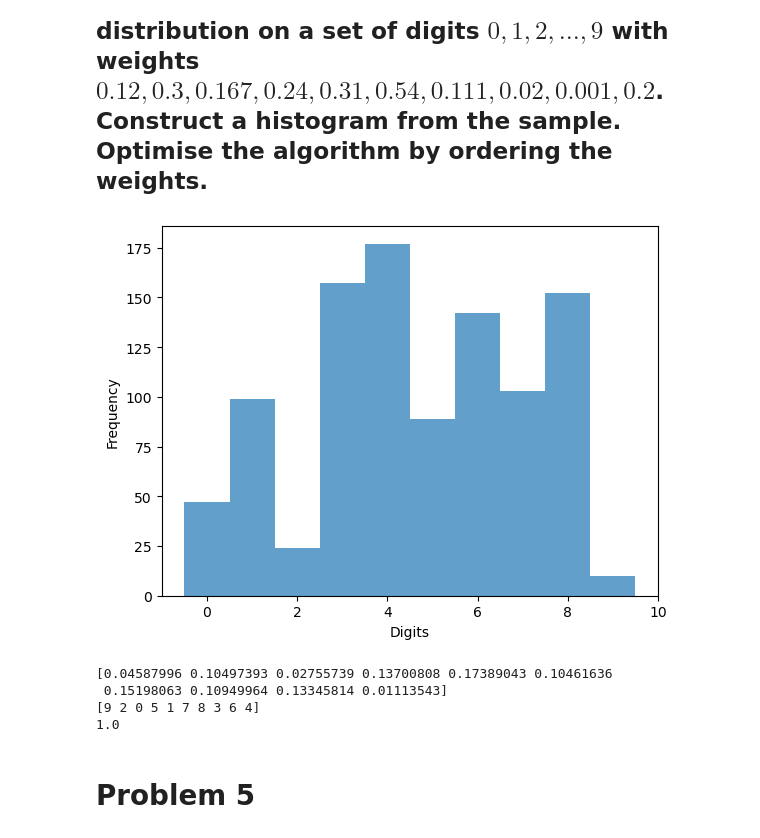
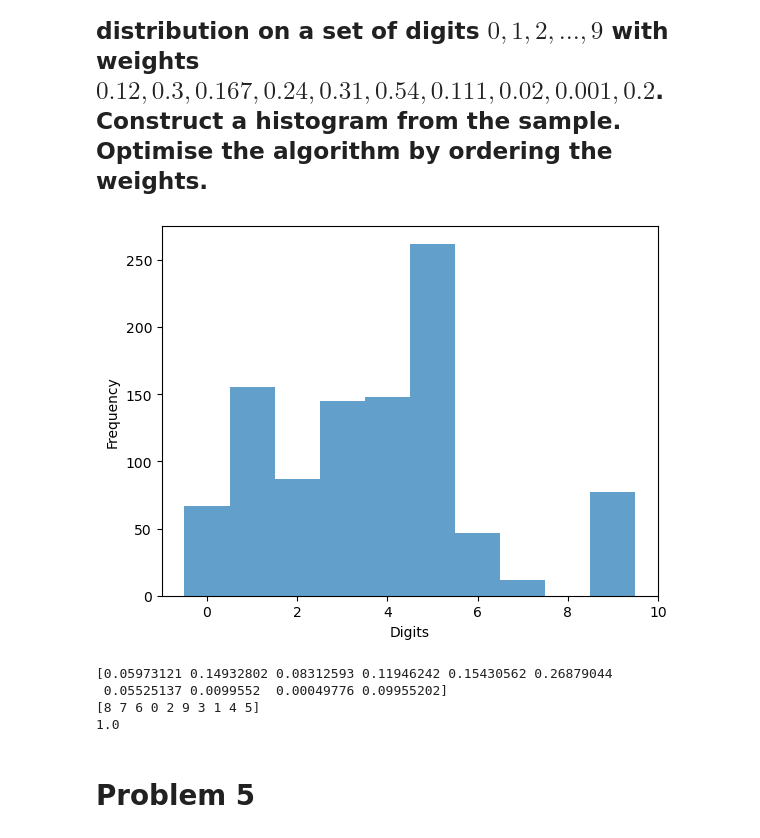
Before and after one commit to virhant/StatPrac, a Jupyter notebook: 3task/ALL_HOMEWORK.ipynb, the cells around one changed output. Cells and saved outputs as stored; diff of their text form; code cells hidden in the pictures.

```diff
--- a/3task/ALL_HOMEWORK.ipynb
+++ b/3task/ALL_HOMEWORK.ipynb
@@ -88,37 +88,39 @@ Power_divergenceResult(statistic=456.79999999999995, pvalue=0.02395205738027778)
 # %%
 import numpy as np
 import matplotlib.pyplot as plt
 
 def rng(m = 2 ** 32, a = 1103515245, c = 12345):
     rng.current = (a * rng.current + c) % m
     return rng.current / m
 
 rng.current = 1
 
 #weights = np.random.dirichlet(np.ones(10)) # В примере указаные неправильные веса, так как их сумма не равна единице
-future_weights = list(rng() for _ in range(10))
+#future_weights = list(rng() for _ in range(10))
+#weights = np.array(future_weights) / sum(future_weights)
+future_weights = (0.12, 0.3, 0.167, 0.24, 0.31, 0.54, 0.111, 0.02, 0.001, 0.2)
 weights = np.array(future_weights) / sum(future_weights)
 digits = np.arange(10)
 
 sort_index = np.argsort(weights)
 
 #np.random.seed(1) # Чтобы график не менялся при каждом запуске
 sample = np.random.choice(digits[sort_index], size = 1000, p = weights[sort_index])
 
 plt.hist(sample, bins = np.arange(-0.5, 10.5, 1), alpha = 0.7)
 
 plt.ylabel("Frequency")
 plt.xlabel("Digits")
 plt.show()
 
 print(weights)
 print(digits[sort_index])
 print(sum(weights))
 # %% [output]
-[figure, old version]
+[figure, new version]
-[0.04587996 0.10497393 0.02755739 0.13700808 0.17389043 0.10461636
- 0.15198063 0.10949964 0.13345814 0.01113543]
-[9 2 0 5 1 7 8 3 6 4]
+[0.05973121 0.14932802 0.08312593 0.11946242 0.15430562 0.26879044
+ 0.05525137 0.0099552  0.00049776 0.09955202]
+[8 7 6 0 2 9 3 1 4 5]
 1.0
 # %% [markdown]
 # Problem 5
```
